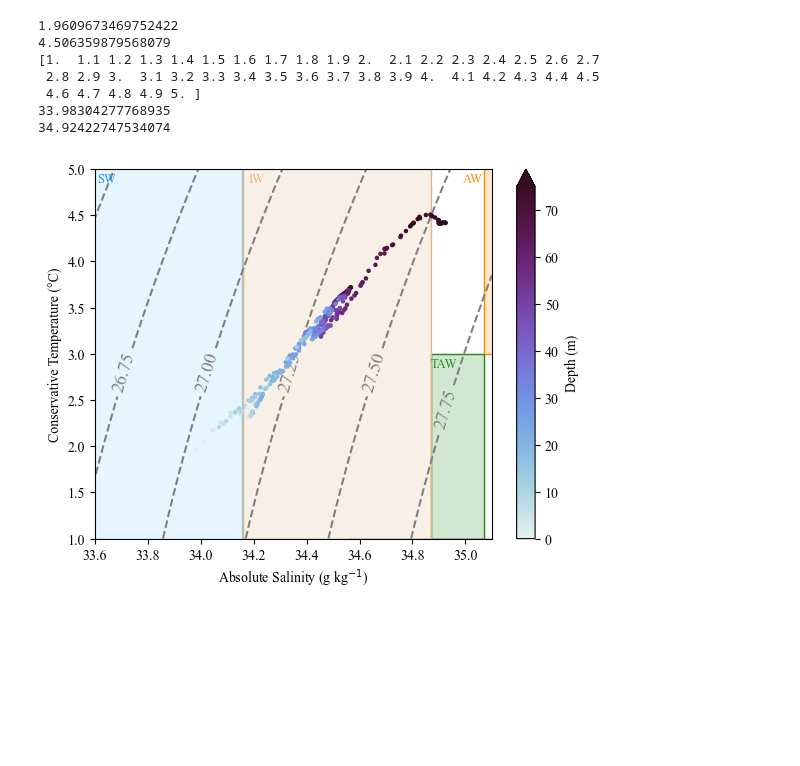
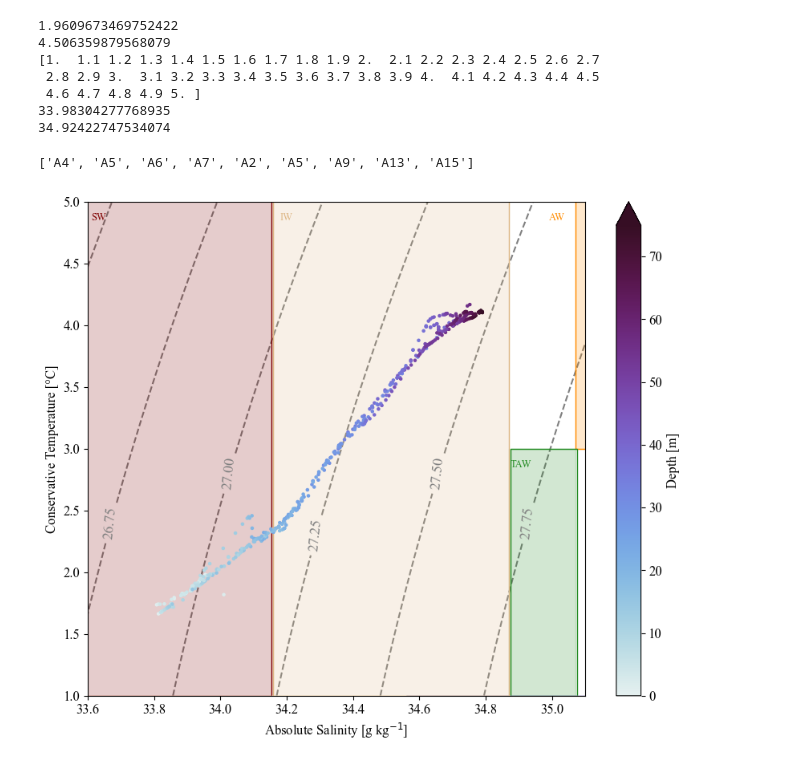
Before and after one commit to alpsjur/AGF-Adventfjorden, a Jupyter notebook: code/notebooks/Adventfjorden.ipynb, the cells around one changed output. Saved outputs shown, nothing was run; the diff lists cells and outputs as text; code cells hidden in the pictures; blank space fills up the shorter version.

```diff
--- a/code/notebooks/Adventfjorden.ipynb
+++ b/code/notebooks/Adventfjorden.ipynb
@@ -19,7 +19,8 @@ from matplotlib.patches import Rectangle
 import matplotlib.colors as colors
 
 plt.rcParams["font.family"] = "times new roman"
-plt.rcParams["figure.figsize"]=12,12
+plt.rcParams["figure.figsize"]=10,8
+plt.rcParams.update({'font.size': 12})
 # %%
 def TSdiagram(ax,Svals,Tvals,levels): #,month):
     """
@@ -203,49 +232,54 @@ levels = np.arange(26,36,0.25)
 33.98304277768935
 34.92422747534074
 # %%
+section = adv_UNIS_D2+adv_along
+print(section)
+
 alpha = 0.2
 fig, ax = plt.subplots()
-fig.colorbar(S,label='Depth (m)', extend='max')
-#cbar.ax.invert_yaxis()
-ax.set_xlim([33.6,35.1])
-ax.set_ylim([1,5])
-ax.add_patch(Rectangle((35.07, 3), 0.5, 3, fc='darkorange', alpha = alpha, edgecolor ='darkorange', linewidth = 1)) # AW
-ax.add_patch(Rectangle((35.07, 3),0.5, 3,fc='none', edgecolor ='darkorange',linewidth = 1)) # AW
-ax.add_patch(Rectangle((34.46, -10), 34.97-34.46, 10, fc='lightseagreen', alpha = alpha, edgecolor ='lightseagreen',linewidth = 1 )) # ArW
-ax.add_patch(Rectangle((34.87, 1),35.07-34.87, 3-1,fc='forestgreen',alpha = alpha, edgecolor ='forestgreen', linewidth = 1 )) # TAW
-ax.add_patch(Rectangle((34.87, 1),35.07-34.87, 3-1,fc='none',edgecolor ='forestgreen',linewidth = 1 )) # TAW
-ax.add_patch(Rectangle((34.56, -2),1.5, 3,fc='darkblue',alpha = alpha,edgecolor ='darkblue',linewidth = 1 )) #WCW
-ax.add_patch(Rectangle((34.56, -2),1.5, 3,fc='none',edgecolor ='darkblue',linewidth = 1 )) #WCW
-ax.add_patch(Rectangle((33, 1),1.154, 10,fc='lightskyblue',alpha = alpha,edgecolor ='lightskyblue',linewidth = 1 )) #SW
-ax.add_patch(Rectangle((33, 1),1.154, 10,fc='none',edgecolor ='lightskyblue',linewidth = 1 )) #SW
-ax.add_patch(Rectangle((32.15, -2), 5, 3,fc='papayawhip',alpha = alpha,edgecolor ='papayawhip',linewidth = 1 )) #LW
-ax.add_patch(Rectangle((32.15, -2),5, 3,fc='none',edgecolor ='papayawhip',linewidth = 1 )) #LW
-ax.add_patch(Rectangle((34.16, 1),34.87-34.16, 10,fc='burlywood',alpha = alpha,edgecolor ='burlywood',linewidth = 1)) #IW
-ax.add_patch(Rectangle((34.16, 1),34.87-34.16, 10,fc='none',edgecolor ='burlywood',linewidth = 1)) #IW
-
-plt.text(34.99,4.85,'AW',color='darkorange',fontsize=9)
-#plt.text(34.32,-0.15,'ArW',color='lightseagreen',fontsize=9)
-plt.text(34.87,2.85,'TAW',color='forestgreen',fontsize=9)
-#plt.text(34.4,0.85,'WCW',color='darkblue',fontsize=9)
-plt.text(33.61,4.85,'SW',color='dodgerblue',fontsize=9)
-#plt.text(32,0.85,'LW',color='papayawhip',fontsize=9)
-plt.text(34.18,4.85,'IW',color='burlywood',fontsize=9)
-plt.xlabel('Absolute Salinity (g kg$^{-1}$)')
-plt.ylabel('Conservative Temperature (\N{DEGREE SIGN}C)')
-
-#Oc.create_empty_ts(T_extent=[-2., 5.],S_extent=[34.,35.5])
 TSdiagram(ax,Svals,Tvals,levels)
 for station in section:
     sal =CTD[station]['SA']
     #sal =CTD[station]['S']
     #temp=CTD[station]['T']
     temp=CTD[station]['CT']
     depth=CTD[station]['z']
     S = ax.scatter(sal,temp,s=5, cmap='cmo.dense', #cmap = 'Blues',
                    c=-depth, vmin = 0,vmax = 75,zorder = 10)
+fig.colorbar(S,label='Depth [m]', extend='max')
+#cbar.ax.invert_yaxis()
+ax.set_xlim([33.6,35.1])
+ax.set_ylim([1,5])
+ax.add_patch(Rectangle((35.07, 3), 0.5, 3, fc='darkorange', alpha = alpha, edgecolor ='darkorange', linewidth = 1)) # AW
+ax.add_patch(Rectangle((35.07, 3),0.5, 3,fc='none', edgecolor ='darkorange',linewidth = 1)) # AW
+ax.add_patch(Rectangle((34.46, -10), 34.97-34.46, 10, fc='lightseagreen', alpha = alpha, edgecolor ='lightseagreen',linewidth = 1 )) # ArW
+ax.add_patch(Rectangle((34.87, 1),35.07-34.87, 3-1,fc='forestgreen',alpha = alpha, edgecolor ='forestgreen', linewidth = 1 )) # TAW
+ax.add_patch(Rectangle((34.875, 1),35.07-34.87, 3-1,fc='none',edgecolor ='forestgreen',linewidth = 1 )) # TAW
+ax.add_patch(Rectangle((34.56, -2),1.5, 3,fc='darkblue',alpha = alpha,edgecolor ='darkblue',linewidth = 1 )) #WCW
+ax.add_patch(Rectangle((34.56, -2),1.5, 3,fc='none',edgecolor ='darkblue',linewidth = 1 )) #WCW
+ax.add_patch(Rectangle((33, 1),1.154, 10,fc='maroon',alpha = alpha,edgecolor ='maroon',linewidth = 1 )) #SW
+ax.add_patch(Rectangle((33, 1),1.154, 10,fc='none',edgecolor ='maroon',linewidth = 1 )) #SW
+ax.add_patch(Rectangle((32.15, -2), 5, 3,fc='papayawhip',alpha = alpha,edgecolor ='papayawhip',linewidth = 1 )) #LW
+ax.add_patch(Rectangle((32.15, -2),5, 3,fc='none',edgecolor ='papayawhip',linewidth = 1 )) #LW
+ax.add_patch(Rectangle((34.16, 1),34.87-34.16, 10,fc='burlywood',alpha = alpha,edgecolor ='burlywood',linewidth = 1)) #IW
+ax.add_patch(Rectangle((34.16, 1),34.87-34.16, 10,fc='none',edgecolor ='burlywood',linewidth = 1)) #IW
+
+plt.text(34.99,4.85,'AW',color='darkorange',fontsize=9)
+#plt.text(34.32,-0.15,'ArW',color='lightseagreen',fontsize=9)
+plt.text(34.875,2.85,'TAW',color='forestgreen',fontsize=9)
+#plt.text(34.4,0.85,'WCW',color='darkblue',fontsize=9)
+plt.text(33.61,4.85,'SW',color='maroon',fontsize=9)
+#plt.text(32,0.85,'LW',color='papayawhip',fontsize=9)
+plt.text(34.18,4.85,'IW',color='burlywood',fontsize=9)
+plt.xlabel('Absolute Salinity [g kg$^{-1}$]')
+plt.ylabel('Conservative Temperature [\N{DEGREE SIGN}C]')
+
+#Oc.create_empty_ts(T_extent=[-2., 5.],S_extent=[34.,35.5])
 
 
-#plt.savefig("C:/Users/annak/OneDrive - University of Copenhagen/Desktop/AFG_Cruise/AGF-Adventfjorden/ocean_plots/box_TS_cross_221103.png",bbox_inches = "tight", dpi = 300)
-#plt.savefig("C:/Users/annak/OneDrive - University of Copenhagen/Desktop/AFG_Cruise/AGF-Adventfjorden/ocean_plots/box_TS_along_221103.png",bbox_inches = "tight", dpi = 300)
+
+#plt.savefig("C:/Users/annak/OneDrive - University of Copenhagen/Desktop/AFG_Cruise/AGF-Adventfjorden/ocean_plots/box_TS_221031.png",bbox_inches = "tight", dpi = 300)
+plt.savefig("C:/Users/annak/OneDrive - University of Copenhagen/Desktop/AFG_Cruise/AGF-Adventfjorden/ocean_plots/box_TS_221103.png",bbox_inches = "tight", dpi = 300)
 # %% [output]
+['A4', 'A5', 'A6', 'A7', 'A2', 'A5', 'A9', 'A13', 'A15']
-[figure, old version]
+[figure, new version]
```
Also changed, not shown: parts of 12 cells of this notebook.
